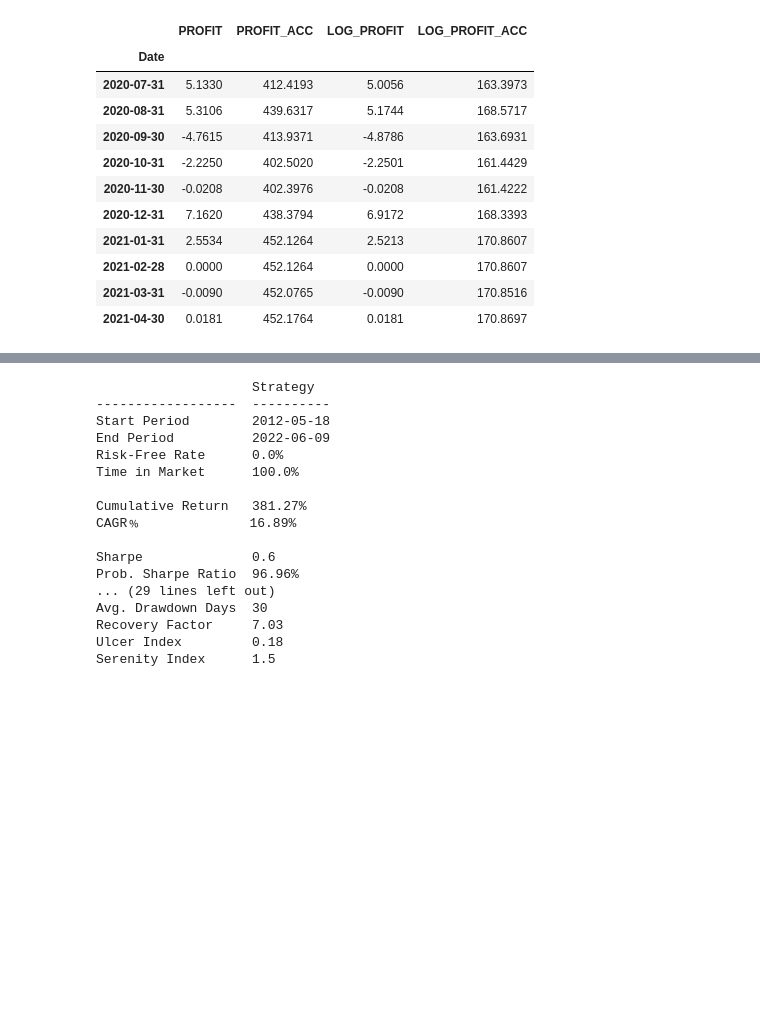
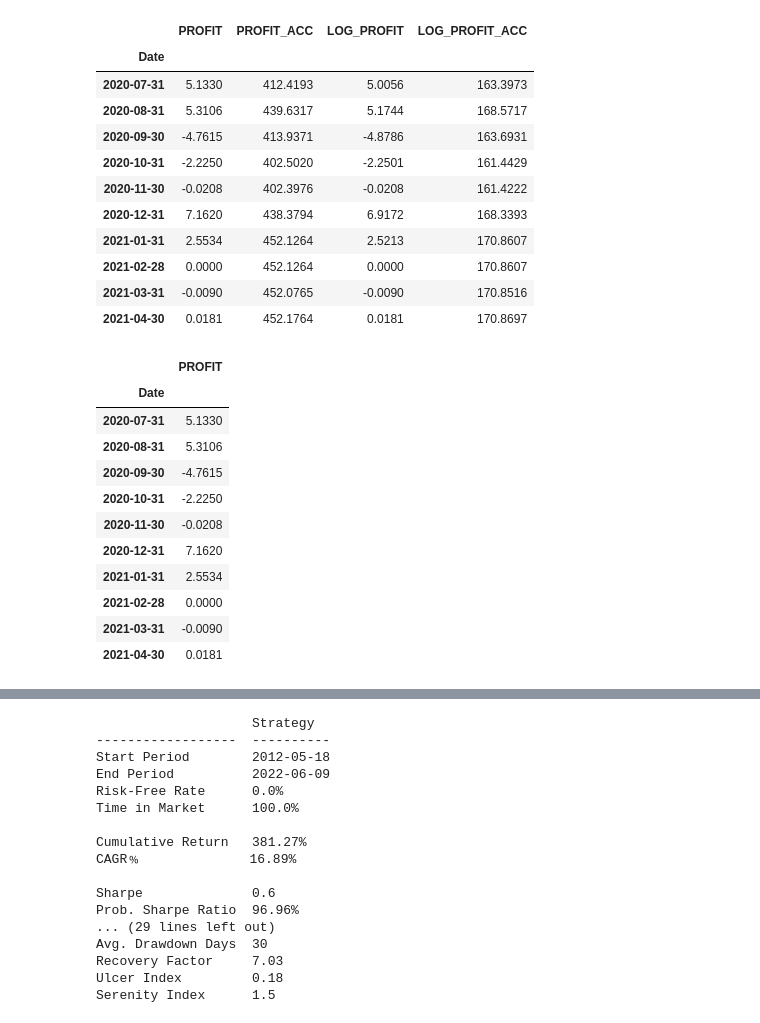
Before and after one commit to raynear/quant_backtest, a Jupyter notebook: DAA.ipynb, the cells around one changed output, grey strips where cells are left out. Drawn from its saved outputs; the diff is of its cells as text; code cells hidden in the pictures; blank space fills up the shorter version.

```diff
--- a/DAA.ipynb
+++ b/DAA.ipynb
@@ -190,3 +190,18 @@ df_RCU[['PROFIT','PROFIT_ACC','LOG_PROFIT','LOG_PROFIT_ACC']].tail(10)
 | 2021-02-28 | 0.0000 | 452.1264 | 0.0000 | 170.8607 |
 | 2021-03-31 | -0.0090 | 452.0765 | -0.0090 | 170.8516 |
 | 2021-04-30 | 0.0181 | 452.1764 | 0.0181 | 170.8697 |
+# %%
+df_RCU[['PROFIT']].tail(10)
+# %% [output]
+|  | PROFIT |
+| Date |  |
+| 2020-07-31 | 5.1330 |
+| 2020-08-31 | 5.3106 |
+| 2020-09-30 | -4.7615 |
+| 2020-10-31 | -2.2250 |
+| 2020-11-30 | -0.0208 |
+| 2020-12-31 | 7.1620 |
+| 2021-01-31 | 2.5534 |
+| 2021-02-28 | 0.0000 |
+| 2021-03-31 | -0.0090 |
+| 2021-04-30 | 0.0181 |
```
Also changed, not shown: parts of 2 cells of this notebook.
